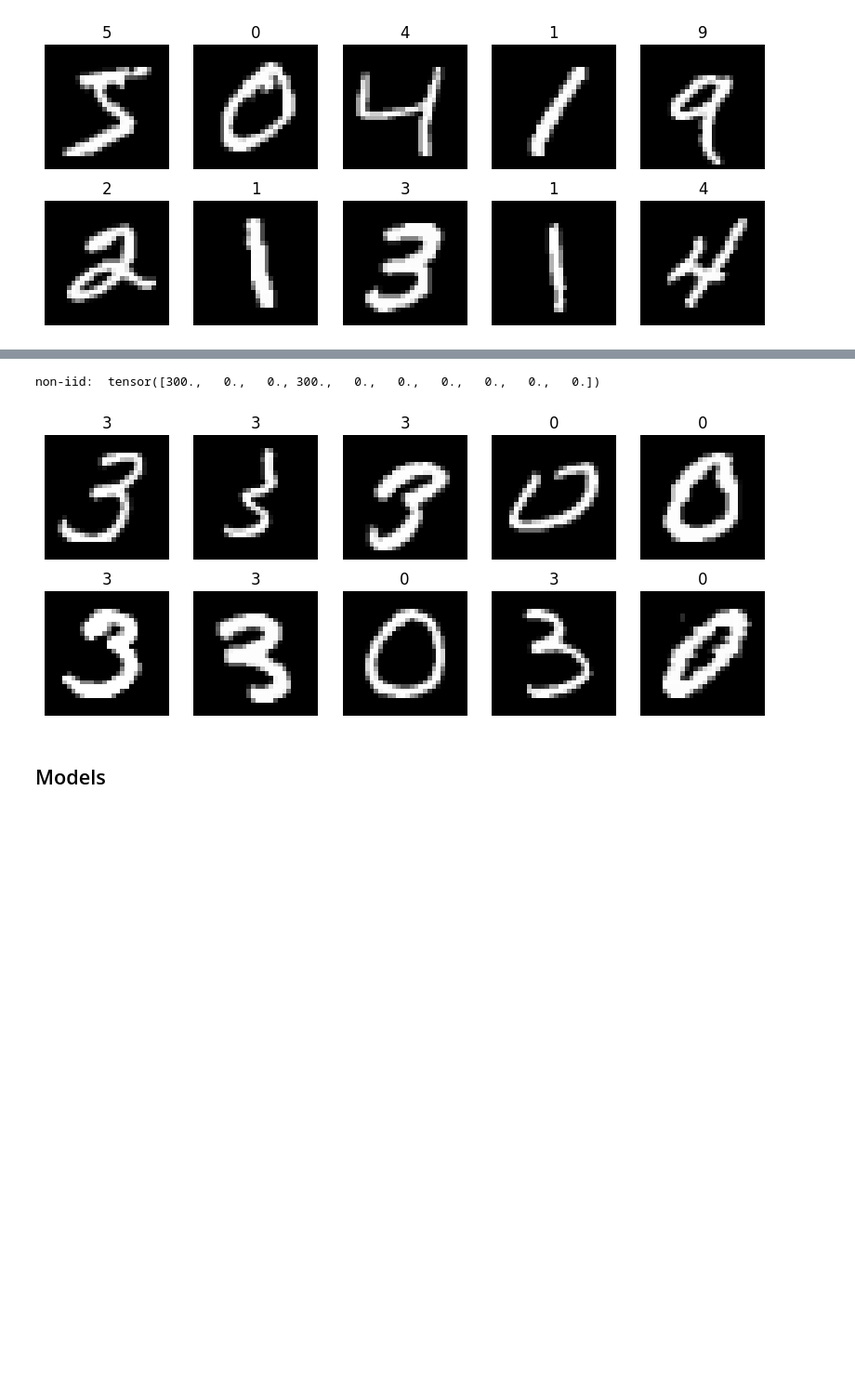
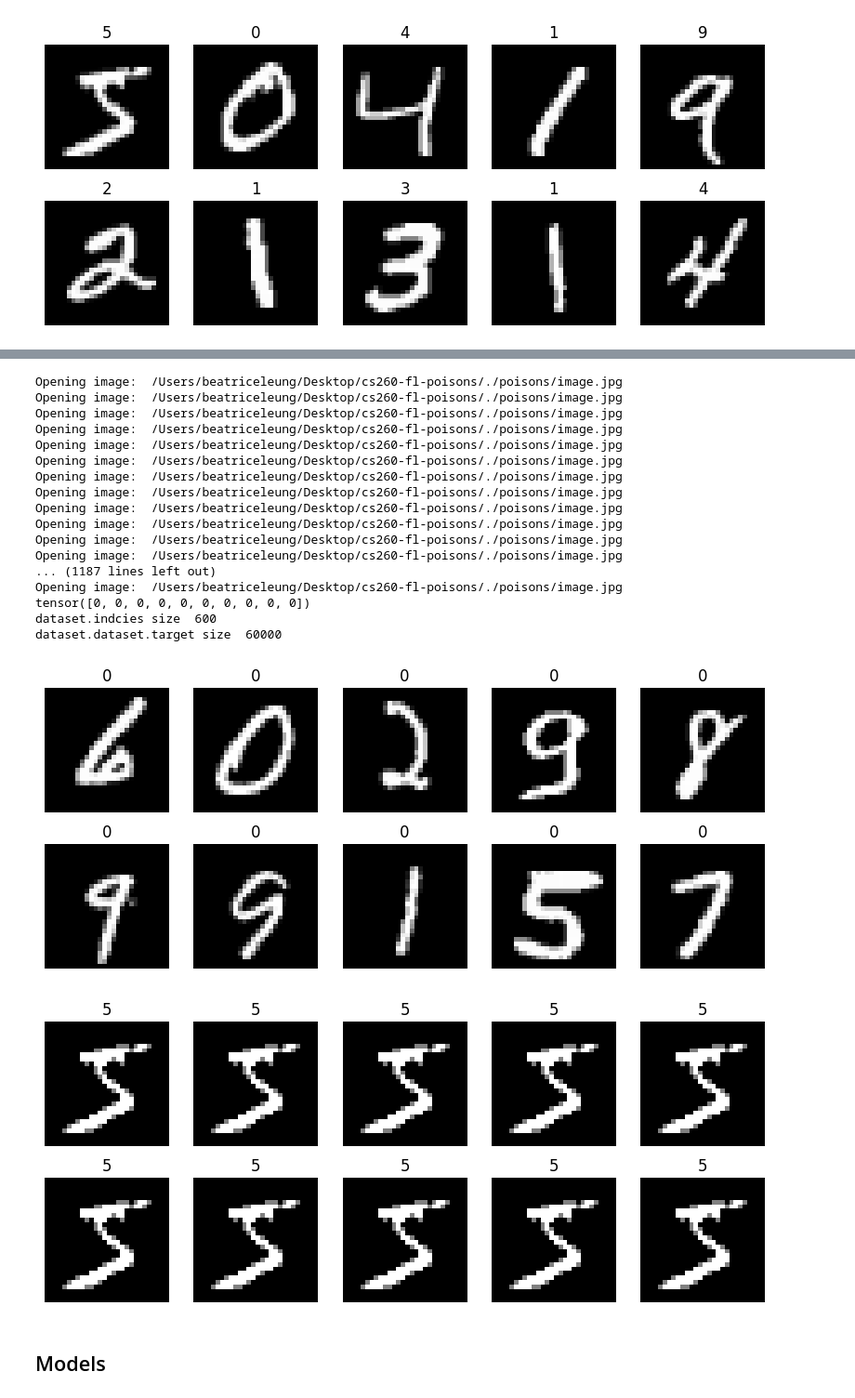
Before and after one commit to BeatriceLeung/cs260-fl-poisons, a Jupyter notebook: fed_avg.ipynb, the cells around one changed output, grey strips where cells are left out. Shown at 93% size. Cells and saved outputs as stored; diff of their text form; code cells hidden in the pictures; blank space fills up the shorter version.

```diff
--- a/fed_avg.ipynb
+++ b/fed_avg.ipynb
@@ -52,13 +87,47 @@ iid:  tensor([59., 67., 65., 61., 55., 52., 55., 64., 48., 74.])
-# %%
-# non-iid
-label_dist = torch.zeros(10)
-for (x,y) in noniid_client_train_loader[25]:
-    label_dist+= torch.sum(F.one_hot(y,num_classes=10), dim=0)
-print("non-iid: ", label_dist)
-view_10(x,y)
-# %% [output]
-non-iid:  tensor([300.,   0.,   0., 300.,   0.,   0.,   0.,   0.,   0.,   0.])
-[figure, removed]
+# %%
+# "poison" the train set
+
+#zero out all labels for clients 0 ~ 5 (out of 100 clients)
+for client in [0,1,2,3,4,5]:
+  for idx in iid_client_train_loader[client].dataset.indices:
+    iid_client_train_loader[client].dataset.dataset.targets[idx] = torch.tensor(0)
+
+#for fun: replace all the images in client 6 with mine (currently the correct label)
+for idx in iid_client_train_loader[6].dataset.indices:
+  iid_client_train_loader[6].dataset.dataset.data[idx] = poisons[0][0]
+  iid_client_train_loader[6].dataset.dataset.targets[idx] = poisons[0][1]
+
+print(iid_client_train_loader[0].dataset.dataset.targets[iid_client_train_loader[0].dataset.indices[0:10]])
+print("dataset.indcies size ", len(iid_client_train_loader[0].dataset.indices))
+print("dataset.dataset.target size ", len(iid_client_train_loader[0].dataset.dataset.targets))
+#dataset.dataset.targets 60000, original train set size
+#dataset.indices 600, (train set / num clients)
+
+img, label = next(iter(iid_client_train_loader[0]))
+view_10(img, label)
+
+img, label = next(iter(iid_client_train_loader[6]))
+view_10(img, label)
+# %% [output]
+Opening image:  /Users/beatriceleung/Desktop/cs260-fl-poisons/./poisons/image.jpg
+Opening image:  /Users/beatriceleung/Desktop/cs260-fl-poisons/./poisons/image.jpg
+Opening image:  /Users/beatriceleung/Desktop/cs260-fl-poisons/./poisons/image.jpg
+Opening image:  /Users/beatriceleung/Desktop/cs260-fl-poisons/./poisons/image.jpg
+Opening image:  /Users/beatriceleung/Desktop/cs260-fl-poisons/./poisons/image.jpg
+Opening image:  /Users/beatriceleung/Desktop/cs260-fl-poisons/./poisons/image.jpg
+Opening image:  /Users/beatriceleung/Desktop/cs260-fl-poisons/./poisons/image.jpg
+Opening image:  /Users/beatriceleung/Desktop/cs260-fl-poisons/./poisons/image.jpg
+Opening image:  /Users/beatriceleung/Desktop/cs260-fl-poisons/./poisons/image.jpg
+Opening image:  /Users/beatriceleung/Desktop/cs260-fl-poisons/./poisons/image.jpg
+Opening image:  /Users/beatriceleung/Desktop/cs260-fl-poisons/./poisons/image.jpg
+Opening image:  /Users/beatriceleung/Desktop/cs260-fl-poisons/./poisons/image.jpg
+... (1187 lines left out)
+Opening image:  /Users/beatriceleung/Desktop/cs260-fl-poisons/./poisons/image.jpg
+tensor([0, 0, 0, 0, 0, 0, 0, 0, 0, 0])
+dataset.indcies size  600
+dataset.dataset.target size  60000
+[figure, added]
+[figure, added]
 # %% [markdown]
 ## Models
 # %%
```
Also changed, not shown: parts of 6 cells of this notebook, 6 other files.
